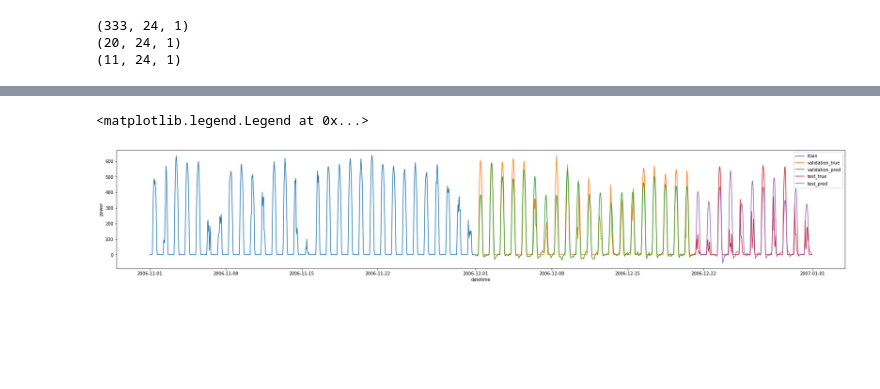
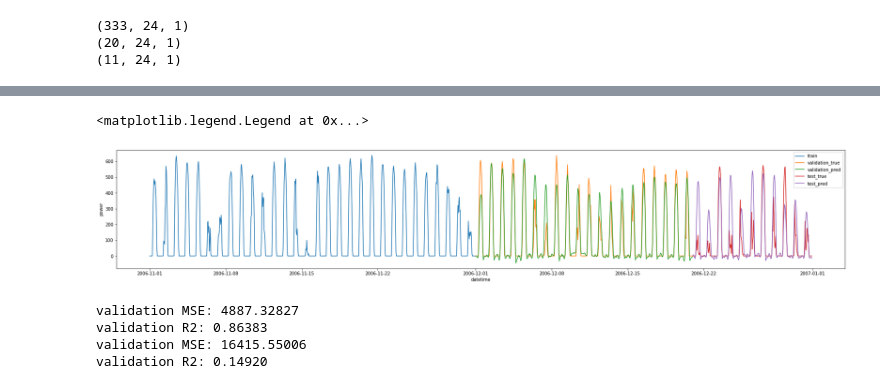
Before and after one commit to Yyyyyjkim/Time_series, a Jupyter notebook: 03_Deeplearning_models/01_LSTM/01_bidirectional_LSTM_data_composition_1.ipynb, the cells around one changed output, grey strips where cells are left out. Drawn from its saved outputs; the diff is of its cells as text; code cells hidden in the pictures; blank space fills up the shorter version.

```diff
--- a/03_Deeplearning_models/01_LSTM/01_bidirectional_LSTM_data_composition_1.ipynb
+++ b/03_Deeplearning_models/01_LSTM/01_bidirectional_LSTM_data_composition_1.ipynb
@@ -27,8 +22,18 @@ pv = pv.set_index('datetime')
+# %%
+x_features = ['alt', 'azi', 'rad', 'temp', 'dwpt', 'rhum', 'prcp', 'wdir', 'wspd', 'pres']
+
+x_scaler = MinMaxScaler()
+x_scaler.fit(pv[x_features])
+pv[x_features] = x_scaler.transform(pv[x_features])
 # %%
+# iw=ow여야 한다.
 tz = timezone(timedelta(hours=-6))
 pv_train = pv.loc[:datetime(2006,11,30,23,tzinfo=tz)]
 pv_val = pv.loc[datetime(2006,11,30,00,tzinfo=tz):datetime(2006,12,20,23,tzinfo=tz)]
 pv_test = pv.loc[datetime(2006,12,20,00,tzinfo=tz):datetime(2006,12,31,23,tzinfo=tz)]
+
+pv_val_criterion = pv_val.loc[datetime(2006,12,1,00,tzinfo=tz):]
+pv_test_criterion = pv_test.loc[datetime(2006,12,21,00,tzinfo=tz):]
 # %% [markdown]
 # data loader
 
@@ -261,6 +268,9 @@ print(f"pred_val: {len(pred_val)}")
 pred_test = result_test[0]
 pred_test = power_scaler.inverse_transform(pred_test[:,:,0].reshape(-1,1))
 print(f"pred_test: {len(pred_test)}")
+
+pv_val_criterion['pred'] = pred_val.reshape(-1)
+pv_test_criterion['pred'] = pred_test.reshape(-1)
 # %% [output]
 pred_val: 480
 pred_test: 264
@@ -288,6 +319,9 @@ print(f"pred_val: {len(pred_val)}")
 pred_test = result_test[0]
 pred_test = power_scaler.inverse_transform(pred_test[:,:,0].reshape(-1,1))
 print(f"pred_test: {len(pred_test)}")
+
+pv_val_criterion['pred'] = pred_val.reshape(-1)
+pv_test_criterion['pred'] = pred_test.reshape(-1)
 # %% [output]
 pred_val: 480
 pred_test: 264
@@ -294,12 +338,23 @@ pred_test: 264
 # %%
 plt.figure(figsize=(30,5))
 
 sns.lineplot(pv_train.loc[datetime(2006,11,1,00,tzinfo=tz):].index, pv_train.loc[datetime(2006,11,1,00,tzinfo=tz):]['power'], label='train')
-sns.lineplot(pv_val.loc[datetime(2006,12,1,00,tzinfo=tz):].index, pv_val.loc[datetime(2006,12,1,00,tzinfo=tz):]['power'], label='validation_true')
-sns.lineplot(pv_val.loc[datetime(2006,12,1,00,tzinfo=tz):].index, pred_val.reshape(-1), label='validation_pred')
-sns.lineplot(pv_test.loc[datetime(2006,12,21,00,tzinfo=tz):].index, pv_test.loc[datetime(2006,12,21,00,tzinfo=tz):]['power'], label='test_true')
-sns.lineplot(pv_test.loc[datetime(2006,12,21,00,tzinfo=tz):].index, pred_test.reshape(-1), label='test_pred')
+sns.lineplot(pv_val_criterion.index, pv_val_criterion['power'], label='validation_true')
+sns.lineplot(pv_val_criterion.index, pv_val_criterion['pred'], label='validation_pred')
+sns.lineplot(pv_test_criterion.index, pv_test_criterion['power'], label='test_true')
+sns.lineplot(pv_test_criterion.index, pv_test_criterion['pred'], label='test_pred')
 plt.legend()
 # %% [output]
 <matplotlib.legend.Legend at 0x...>
-[figure, old version]
+[figure, new version]
+# %%
+print(f"validation MSE: {mean_squared_error(pv_val_criterion['power'], pv_val_criterion['pred']):.5f}")
+print(f"validation R2: {r2_score(pv_val_criterion['power'], pv_val_criterion['pred']):.5f}")
+
+print(f"validation MSE: {mean_squared_error(pv_test_criterion['power'], pv_test_criterion['pred']):.5f}")
+print(f"validation R2: {r2_score(pv_test_criterion['power'], pv_test_criterion['pred']):.5f}")
+# %% [output]
+validation MSE: 4887.32827
+validation R2: 0.86383
+validation MSE: 16415.55006
+validation R2: 0.14920
```
Also changed, not shown: parts of 15 cells of this notebook, 11 other files.
